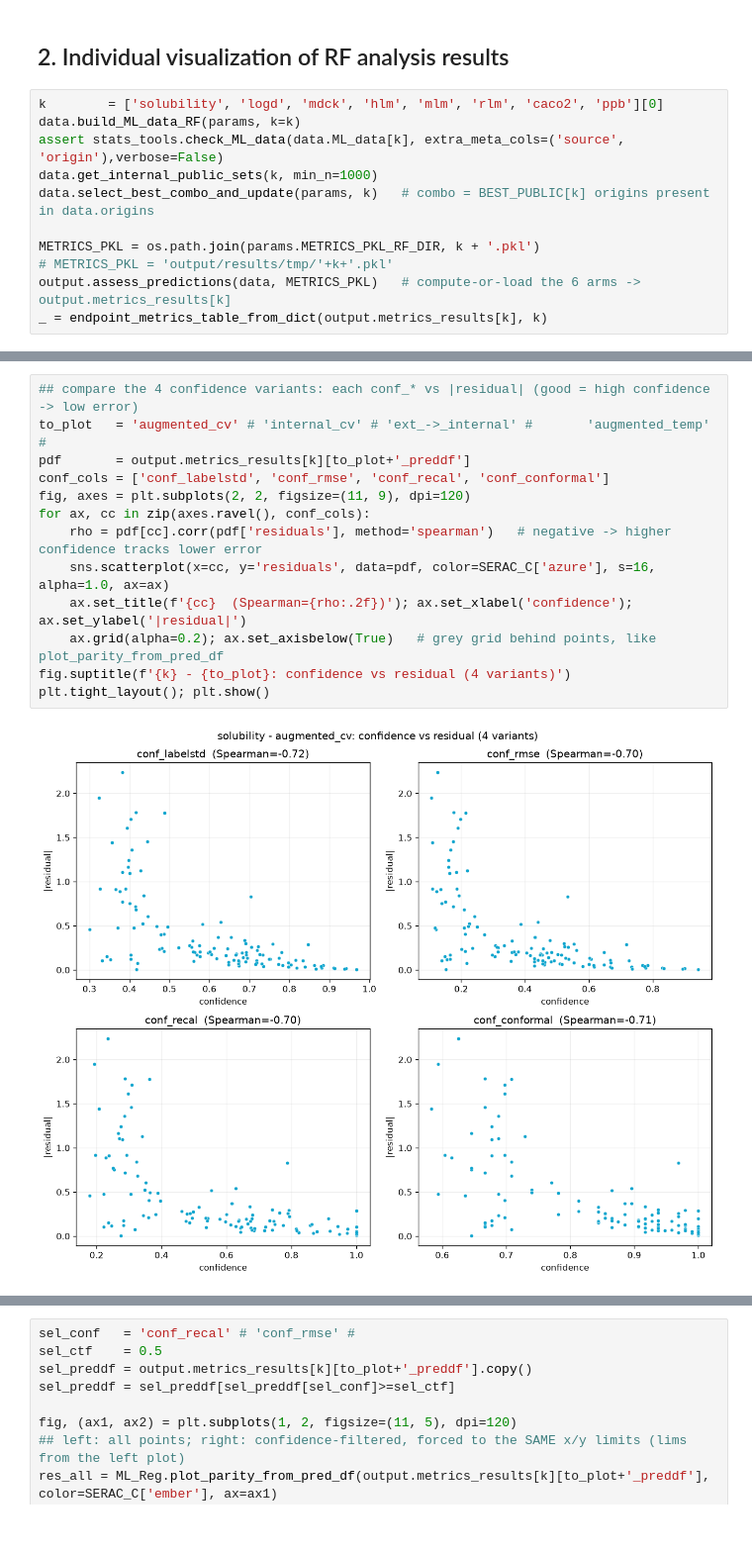
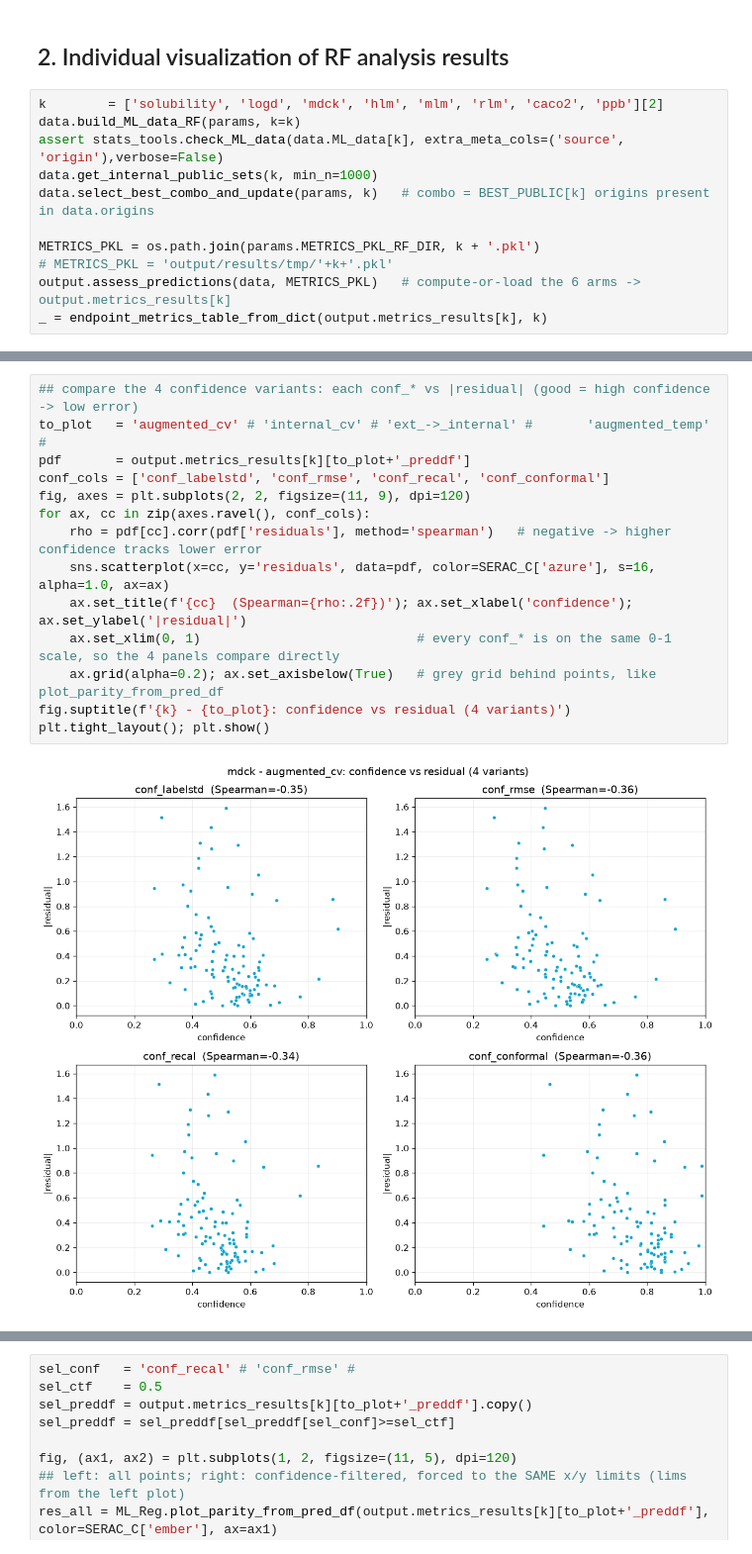
Before and after one commit to gtamo39/ADME_ML, a Jupyter notebook: vignettes/Multitask_adme_preds.ipynb, the cells around one changed output, grey strips where cells are left out. Shown at 99% size. Saved outputs shown, nothing was run; the diff lists cells and outputs as text.

```diff
--- a/vignettes/Multitask_adme_preds.ipynb
+++ b/vignettes/Multitask_adme_preds.ipynb
@@ -279,7 +287,7 @@ for k in endpoints:
 # %% [markdown]
 ## 2. Individual visualization of RF analysis results
 # %%
-k        = ['solubility', 'logd', 'mdck', 'hlm', 'mlm', 'rlm', 'caco2', 'ppb'][0]
+k        = ['solubility', 'logd', 'mdck', 'hlm', 'mlm', 'rlm', 'caco2', 'ppb'][2]
 data.build_ML_data_RF(params, k=k)
 assert stats_tools.check_ML_data(data.ML_data[k], extra_meta_cols=('source', 'origin'),verbose=False)
 data.get_internal_public_sets(k, min_n=1000)
@@ -304,15 +312,16 @@ solubility — regression + classification @ cutoff 10 (sign >=) · best/worst p
 # %%
 ## compare the 4 confidence variants: each conf_* vs |residual| (good = high confidence -> low error)
 to_plot   = 'augmented_cv' # 'internal_cv' # 'ext_->_internal' #       'augmented_temp' #
 pdf       = output.metrics_results[k][to_plot+'_preddf']
 conf_cols = ['conf_labelstd', 'conf_rmse', 'conf_recal', 'conf_conformal']
 fig, axes = plt.subplots(2, 2, figsize=(11, 9), dpi=120)
 for ax, cc in zip(axes.ravel(), conf_cols):
     rho = pdf[cc].corr(pdf['residuals'], method='spearman')   # negative -> higher confidence tracks lower error
     sns.scatterplot(x=cc, y='residuals', data=pdf, color=SERAC_C['azure'], s=16, alpha=1.0, ax=ax)
     ax.set_title(f'{cc}  (Spearman={rho:.2f})'); ax.set_xlabel('confidence'); ax.set_ylabel('|residual|')
+    ax.set_xlim(0, 1)                            # every conf_* is on the same 0-1 scale, so the 4 panels compare directly
     ax.grid(alpha=0.2); ax.set_axisbelow(True)   # grey grid behind points, like plot_parity_from_pred_df
 fig.suptitle(f'{k} - {to_plot}: confidence vs residual (4 variants)')
 plt.tight_layout(); plt.show()
 # %% [output]
-[figure, old version]
+[figure, new version]
```
Also changed, not shown: parts of 13 cells of this notebook, 12 other files.
